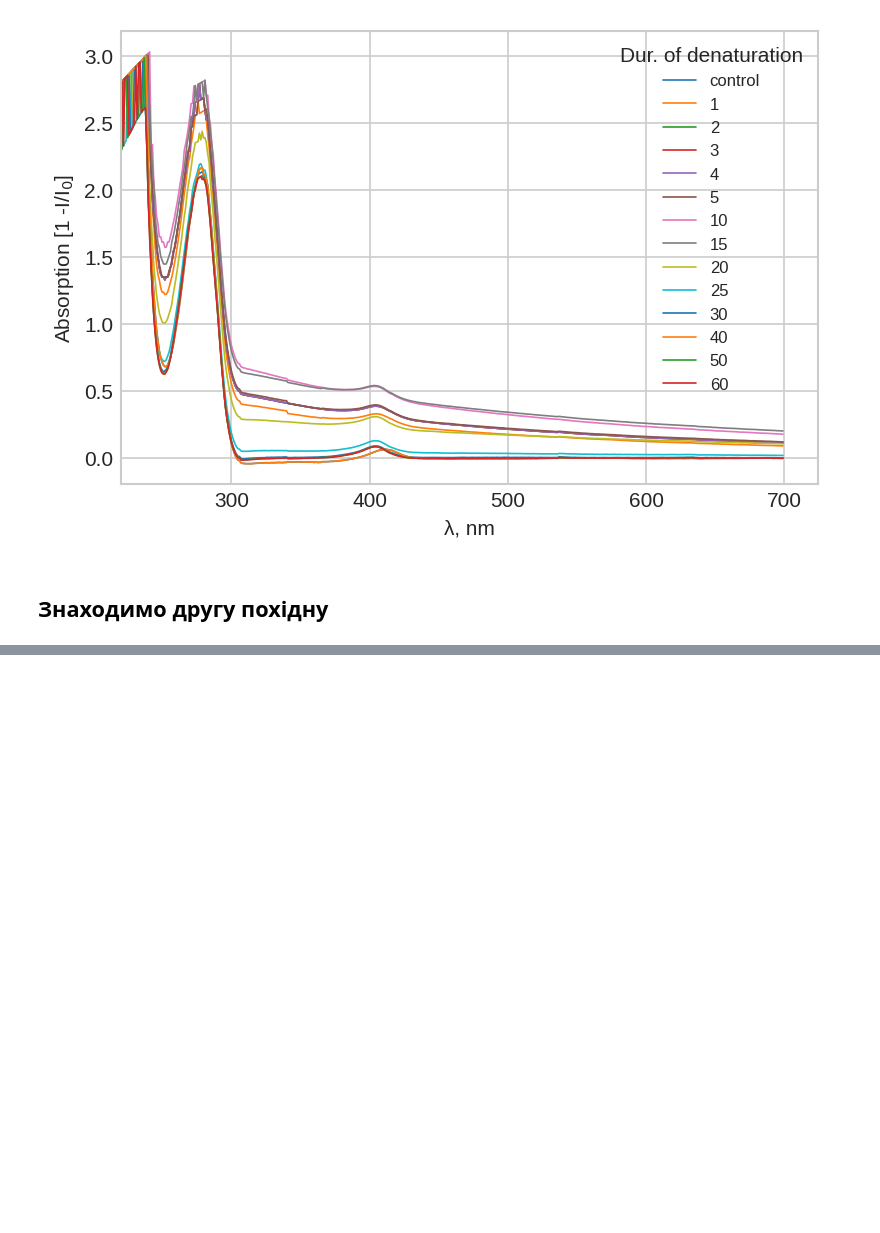
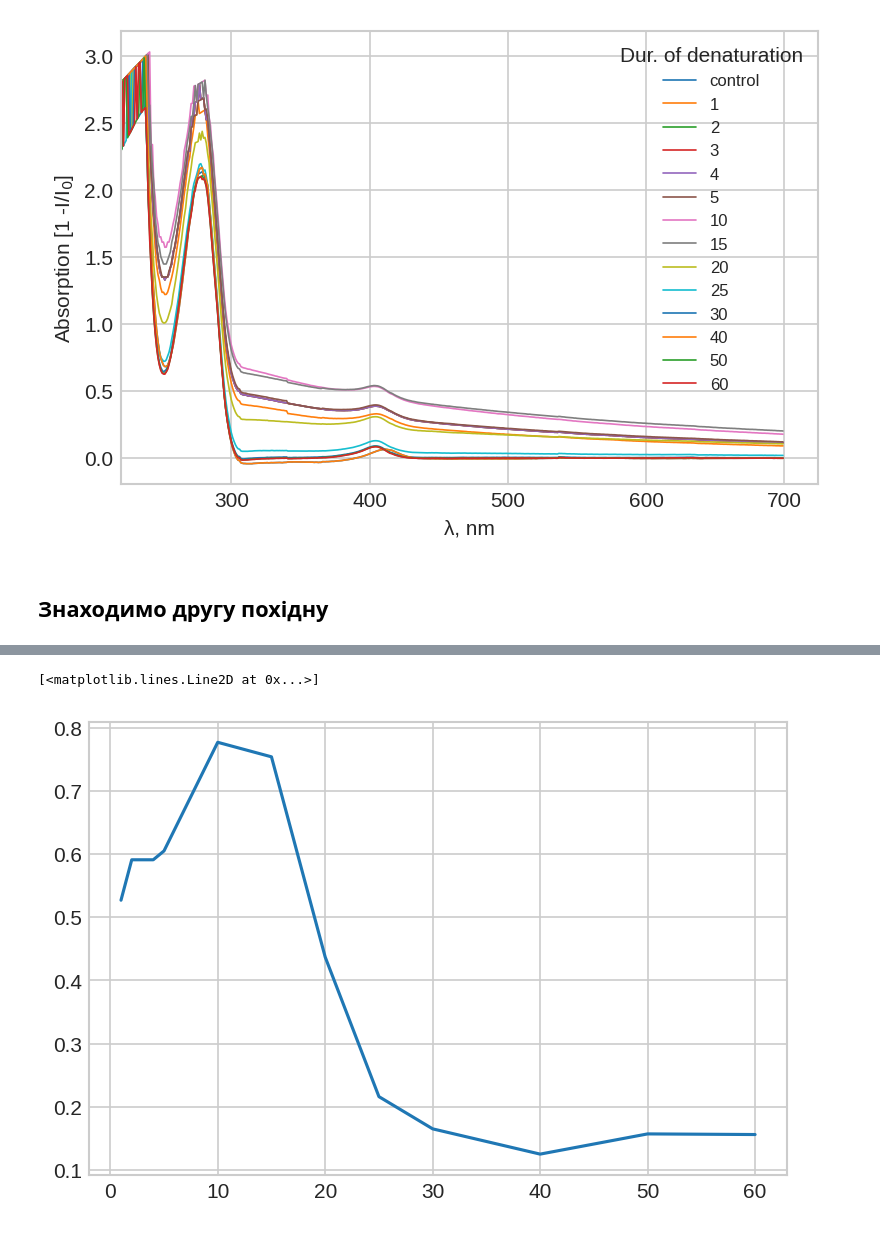
Before and after one commit to platycristate/BiophysicsLabs, a Jupyter notebook: denaturation/denaturation_analysis.ipynb, the cells around one changed output, grey strips where cells are left out. Cells and saved outputs as stored; diff of their text form; code cells hidden in the pictures; blank space fills up the shorter version.

```diff
--- a/denaturation/denaturation_analysis.ipynb
+++ b/denaturation/denaturation_analysis.ipynb
@@ -124,0 +132,12 @@ for i in time:
+# %%
+spect
+row =  spect.loc[ spect['lambda, nm'] == 330 ].iloc[:,2:]
+t_absor = {t:v for t, v in zip(row.columns, row.squeeze())}
+t_absor = sorted(t_absor.items(), key=lambda x: x[0])
+time, absor = [x[0] for x in t_absor], [x[1] for x in t_absor]
+plt.figure(dpi=150)
+plt.plot(time, absor)
+plt.xlabel('')
+# %% [output]
+[<matplotlib.lines.Line2D at 0x...>]
+[figure, added]
```
Also changed, not shown: parts of 4 cells of this notebook.
